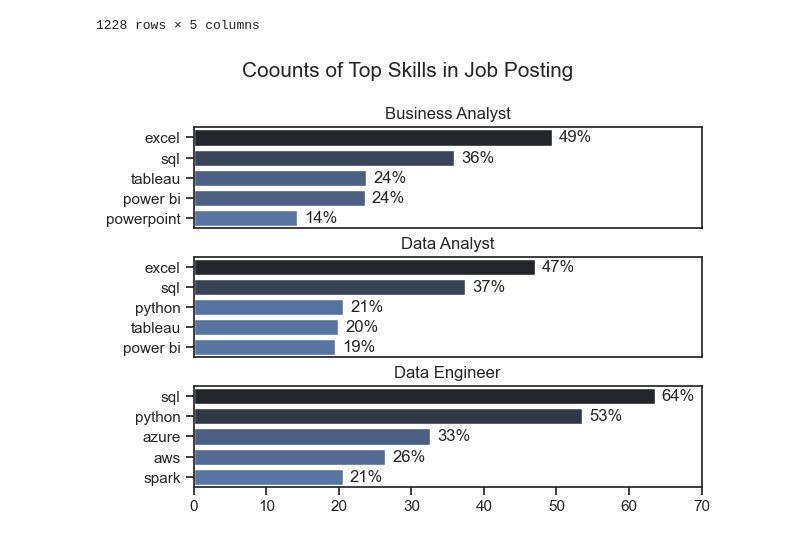
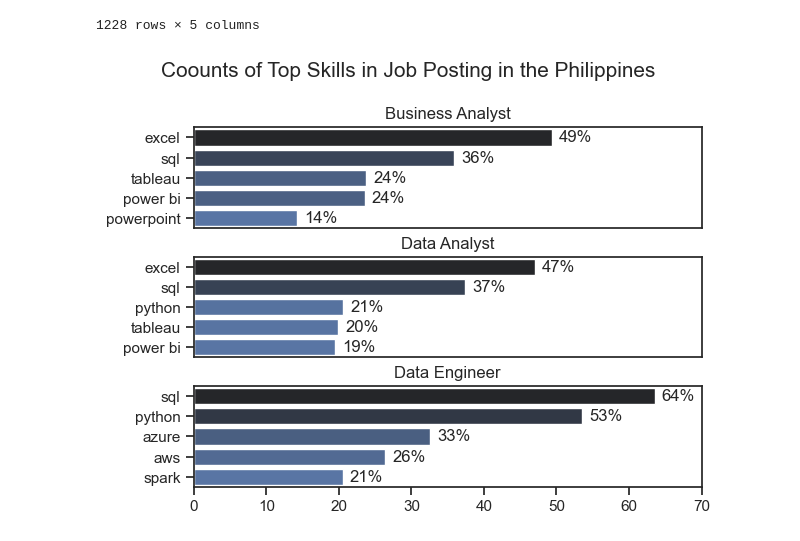
Before and after one commit to jh0ryl/Data-Analyst-Project, a Jupyter notebook: 2_skills_count.ipynb, the cells around one changed output. Drawn from its saved outputs; the diff is of its cells as text; code cells hidden in the pictures.

```diff
--- a/2_skills_count.ipynb
+++ b/2_skills_count.ipynb
@@ -96,24 +96,24 @@ df_skills_perc
 # %%
 fig, ax = plt.subplots(len(job_titles), 1)
 
 sns.set_theme(style='ticks')
 
 for i, job_title in enumerate(job_titles):
     df_plot = df_skills_perc[df_skills_perc['job_title_short'] == job_title].head(5)
     df_plot.plot(kind='barh', x='job_skills', y='skill_percent', ax=ax[i], title=job_title)
     sns.barplot(data=df_plot, x='skill_percent', y='job_skills', ax=ax[i], hue='skill_count', palette='dark:b_r')
     ax[i].set_ylabel('')
     ax[i].set_xlabel('')
     ax[i].legend().set_visible(False)
     ax[i].set_xlim(0,70)
 
     for n, v, in enumerate(df_plot['skill_percent']):
         ax[i].text(v + 1, n, f'{v:.0f}%', va='center')
 
     if i != len(job_titles) - 1:
         ax[i].set_xticks([])
-fig.suptitle('Coounts of Top Skills in Job Posting', fontsize=15)
+fig.suptitle('Coounts of Top Skills in Job Posting in the Philippines', fontsize=15)
 fig.tight_layout(h_pad=0.5)
 plt.show()
 # %% [output]
-[figure, old version]
+[figure, new version]
```
Also changed, not shown: 1 other file.
